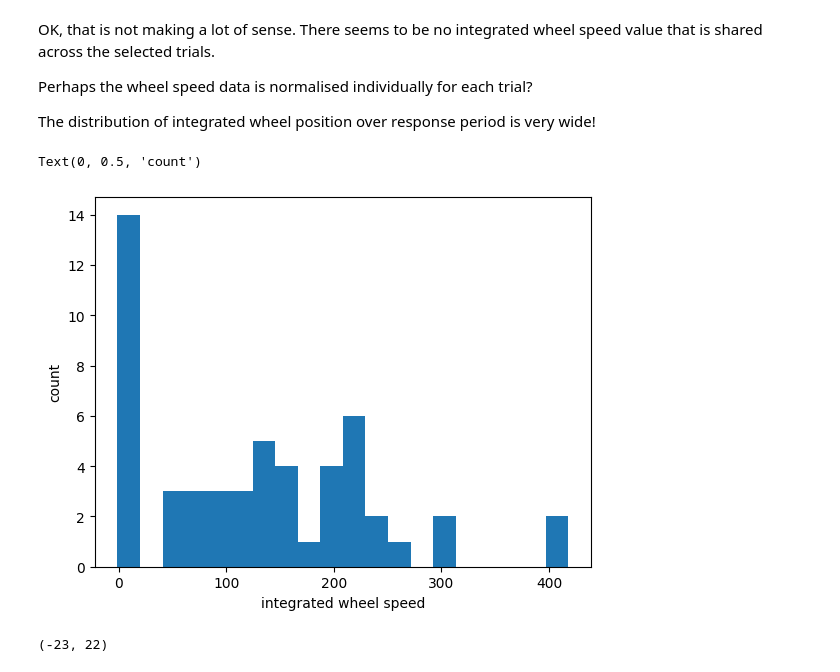
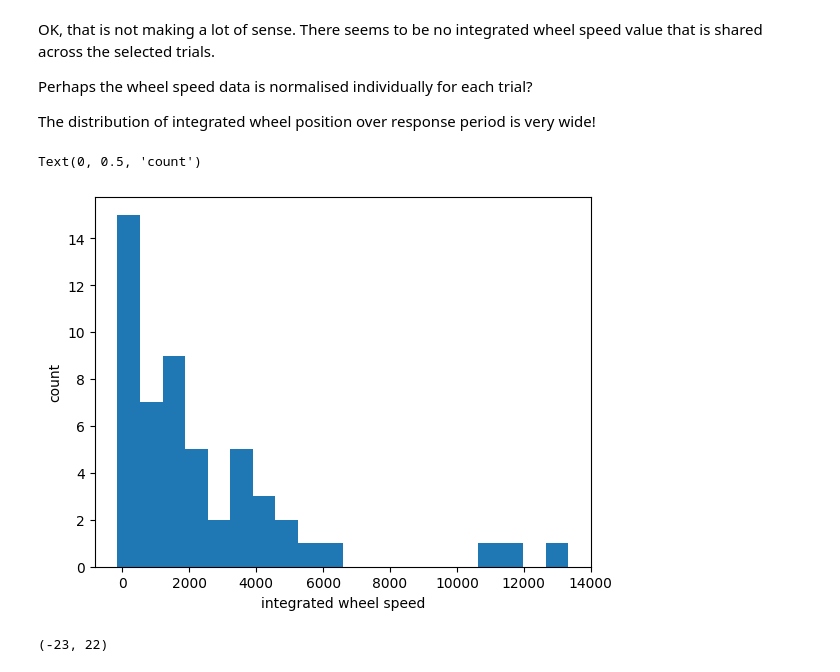
Before and after one commit to ibehave-ibots/iBOTS-Tools, a Jupyter notebook: workshops/bootcamp/ben/Wheel_data_analysis.ipynb, the cells around one changed output. Drawn from its saved outputs; the diff is of its cells as text; code cells hidden in the pictures.

Commit message:
improved integral

```diff
--- a/workshops/bootcamp/ben/Wheel_data_analysis.ipynb
+++ b/workshops/bootcamp/ben/Wheel_data_analysis.ipynb
@@ -158,9 +158,9 @@ for i, trial in enumerate(trial_nums):
     ax.set_ylabel("wheel speed")
 
     ax=axs[1]
-    ax.plot(wheel_response.cumsum()) # cumlative sum
-    ax.plot((wheel_response - wheel_response.iloc[0]).cumsum(), label="initial reset to 0") # cumulative sum with start position reset to 0
-    ax.set_title("sum of wheel speed")
+    ax.plot(wheel_response.cumsum()* (response_bin - go_cue_bin)) # cumlative sum
+    ax.plot((response_bin - go_cue_bin)*(wheel_response - wheel_response.iloc[0]).cumsum(), label="initial reset to 0") # cumulative sum with start position reset to 0
+    ax.set_title("integral of wheel speed")
     ax.legend()
     plt.show()
     if i >9: break # for testing
@@ -185,25 +185,25 @@ The distribution of integrated wheel position over response period is very wide!
 # %%
 right_turn_trials = dir_df[dir_df["response_type"]==1]
 trial_nums = right_turn_trials["trial"].values
 
 gg = right_turn_trials["gocue_time_bin"].values
 rr = right_turn_trials["response_time_bin"].values
 
 sum=[]
 for i, trial in enumerate(trial_nums):
     go_cue_bin = gg[i]
     response_bin = rr[i]
 
     wheel_response =wheel_df.loc[go_cue_bin:response_bin ,trial]
-    sum.append( wheel_response.sum())
+    sum.append( wheel_response.sum()* (response_bin - go_cue_bin))
 
 
 plt.hist(sum,20)
 plt.xlabel("integrated wheel speed")
 plt.ylabel("count")
 # %% [output]
 Text(0, 0.5, 'count')
-[figure, old version]
+[figure, new version]
 # %%
 # %% [output]
 (-23, 22)
```
Also changed, not shown: parts of 1 cell of this notebook.
